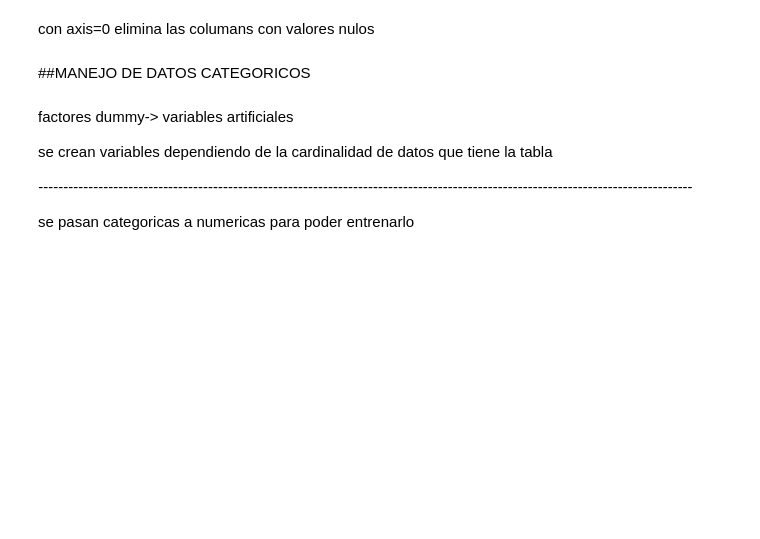
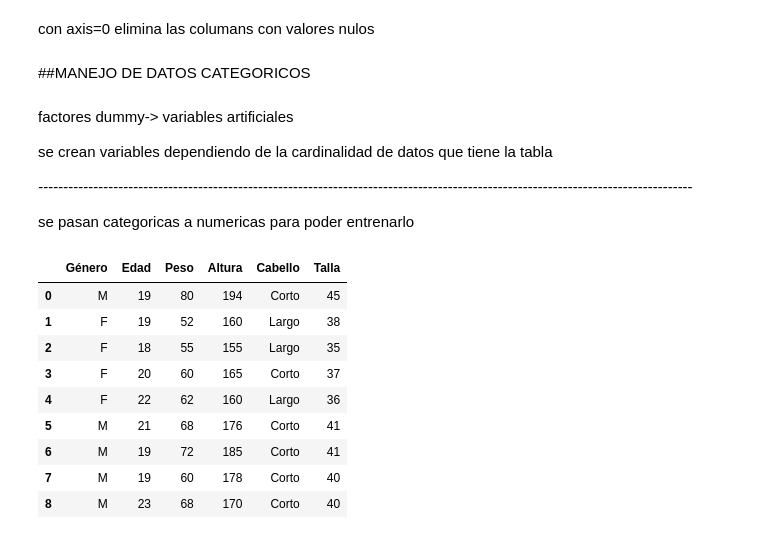
Before and after one commit to mbarragan744/clase-IA, a Jupyter notebook: EDA.ipynb, the cells around one changed output. Saved outputs shown, nothing was run; the diff lists cells and outputs as text; code cells hidden in the pictures; blank space fills up the shorter version.

```diff
--- a/EDA.ipynb
+++ b/EDA.ipynb
@@ -1143,3 +614,33 @@ data = {
 df = pd.DataFrame(data)
 print("Dataset original:")
 print(df)
+# %%
+import pandas as pd
+from sklearn.preprocessing import LabelEncoder
+from joblib import dump
+
+# Dataset simulado
+data = {
+    "Género": ["M", "F", "F", "F", "F", "M", "M", "M", "M"],
+    "Edad": [19, 19, 18, 20, 22, 21, 19, 19, 23],
+    "Peso": [80, 52, 55, 60, 62, 68, 72, 60, 68],
+    "Altura": [194, 160, 155, 165, 160, 176, 185, 178, 170],
+    "Cabello": ["Corto", "Largo", "Largo", "Corto", "Largo", "Corto", "Corto", "Corto", "Corto"],
+    "Talla": [45, 38, 35, 37, 36, 41, 41, 40, 40]
+}
+
+df = pd.DataFrame(data)
+
+# Mostrar el dataframe
+df
+# %% [output]
+|  | Género | Edad | Peso | Altura | Cabello | Talla |
+| 0 | M | 19 | 80 | 194 | Corto | 45 |
+| 1 | F | 19 | 52 | 160 | Largo | 38 |
+| 2 | F | 18 | 55 | 155 | Largo | 35 |
+| 3 | F | 20 | 60 | 165 | Corto | 37 |
+| 4 | F | 22 | 62 | 160 | Largo | 36 |
+| 5 | M | 21 | 68 | 176 | Corto | 41 |
+| 6 | M | 19 | 72 | 185 | Corto | 41 |
+| 7 | M | 19 | 60 | 178 | Corto | 40 |
+| 8 | M | 23 | 68 | 170 | Corto | 40 |
```
Also changed, not shown: parts of 78 cells of this notebook.
